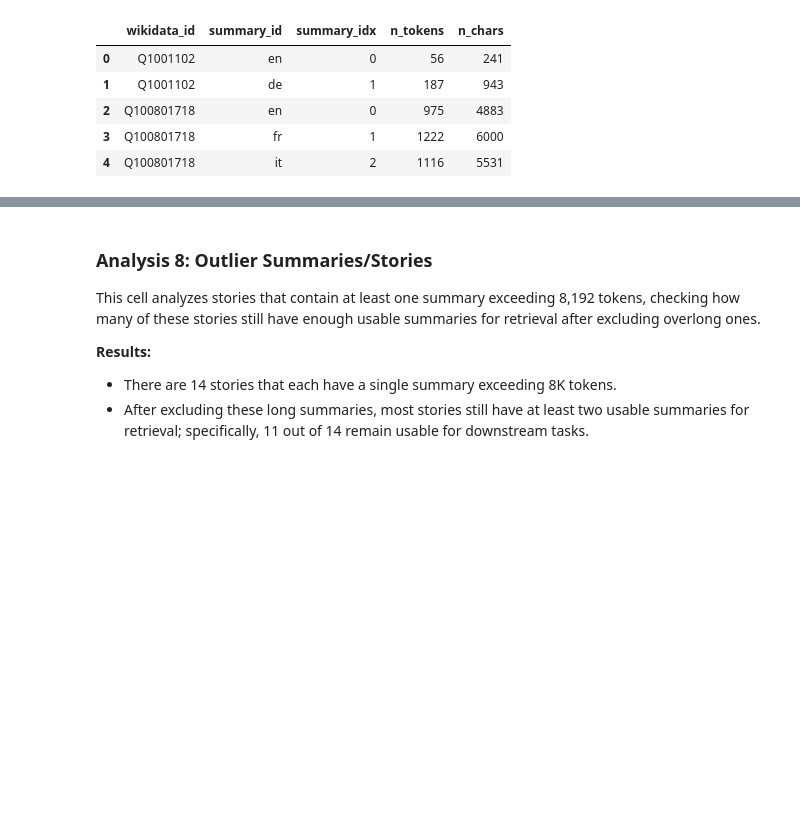
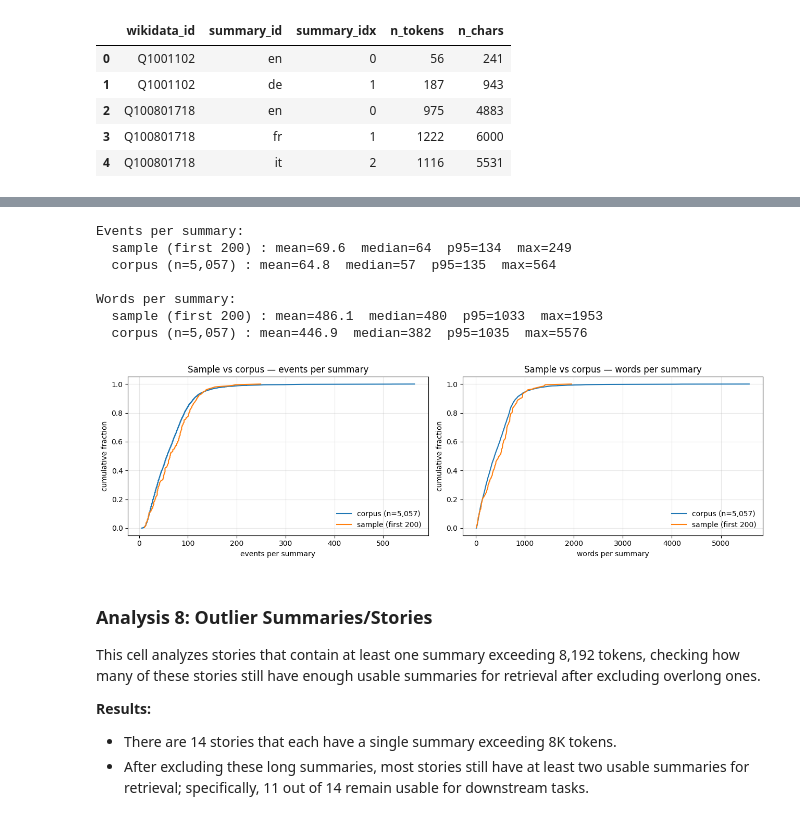
Before and after one commit to bgrsph/uva-thesis-computational-narrative-analysis, a Jupyter notebook: notebooks/eda.ipynb, the cells around one changed output, grey strips where cells are left out. Cells and saved outputs as stored; diff of their text form; code cells hidden in the pictures; blank space fills up the shorter version.

```diff
--- a/notebooks/eda.ipynb
+++ b/notebooks/eda.ipynb
@@ -1120,37 +1248,46 @@ display(stats)
 import json
 from pathlib import Path
 
-EVENTS_FULL_PATH = Path("../data/intermediate/tma_subset_events_full.jsonl")
+EVENTS_FULL_PATH = Path("../data/intermediate/tma_subset_events_full.test.jsonl")
 events_rows = [json.loads(ln) for ln in EVENTS_FULL_PATH.read_text().splitlines() if ln.strip()]
 
 events_per_summ = pd.Series([len(r["events"])      for r in events_rows])
 words_per_summ  = pd.Series([len(r["text"].split()) for r in events_rows])
 
 SAMPLE_N = 200
 def _stats(s):
     return (f"mean={s.mean():.1f}  median={s.median():.0f}  "
             f"p95={s.quantile(0.95):.0f}  max={s.max()}")
 
 print("Events per summary:")
 print(f"  sample (first {SAMPLE_N}) : {_stats(events_per_summ.iloc[:SAMPLE_N])}")
 print(f"  corpus (n={len(events_per_summ):,}) : {_stats(events_per_summ)}")
 print()
 print("Words per summary:")
 print(f"  sample (first {SAMPLE_N}) : {_stats(words_per_summ.iloc[:SAMPLE_N])}")
 print(f"  corpus (n={len(words_per_summ):,}) : {_stats(words_per_summ)}")
 
 fig, (ax_ev, ax_wd) = plt.subplots(1, 2, figsize=(13, 4))
 for ax, series, label in [(ax_ev, events_per_summ, "events per summary"),
                           (ax_wd, words_per_summ,  "words per summary")]:
     for grp, name in [(series, f"corpus (n={len(series):,})"),
                       (series.iloc[:SAMPLE_N], f"sample (first {SAMPLE_N})")]:
         sorted_v = np.sort(grp.values)
         cdf      = np.arange(1, len(sorted_v) + 1) / len(sorted_v)
         ax.plot(sorted_v, cdf, lw=1.5, label=name)
     ax.set_xlabel(label); ax.set_ylabel("cumulative fraction")
     ax.set_title(f"Sample vs corpus — {label}")
     ax.legend(frameon=False); ax.grid(True, alpha=0.3)
 plt.tight_layout(); plt.show()
+# %% [output]
+Events per summary:
+  sample (first 200) : mean=69.6  median=64  p95=134  max=249
+  corpus (n=5,057) : mean=64.8  median=57  p95=135  max=564
+
+Words per summary:
+  sample (first 200) : mean=486.1  median=480  p95=1033  max=1953
+  corpus (n=5,057) : mean=446.9  median=382  p95=1035  max=5576
+[figure, added]
 # %% [markdown]
 ### Analysis 8: Outlier Summaries/Stories
 
```
Also changed, not shown: parts of 19 cells of this notebook, 7 other files.
